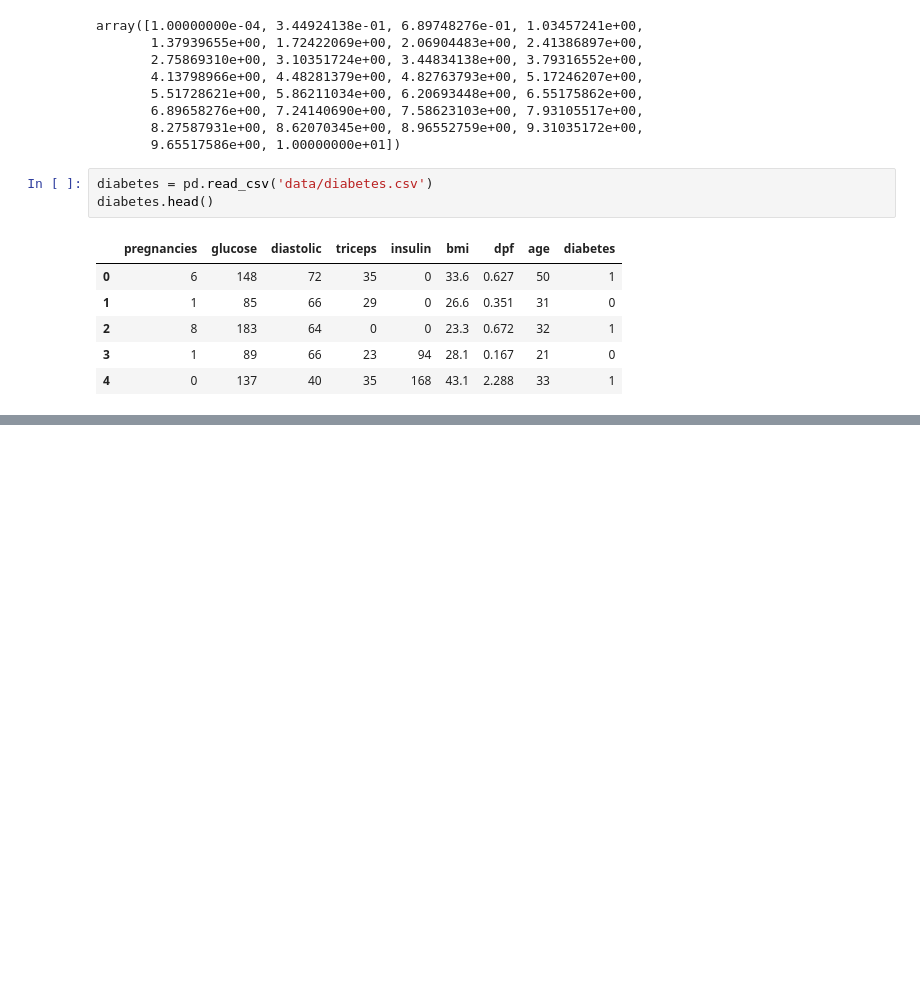
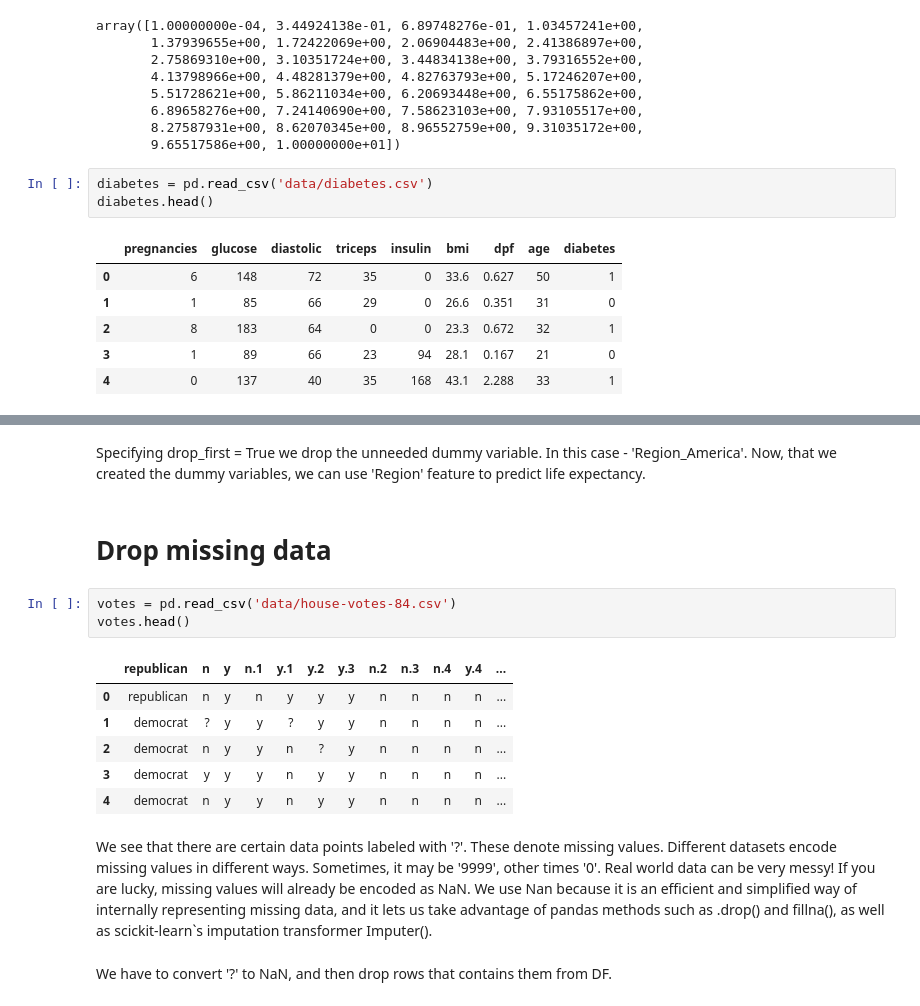
Before and after one commit to AlekseiShar/scikit_learn, a Jupyter notebook: classification_2024_07_19.ipynb, the cells around one changed output, grey strips where cells are left out. Drawn from its saved outputs; the diff is of its cells as text; blank space fills up the shorter version.

```diff
--- a/classification_2024_07_19.ipynb
+++ b/classification_2024_07_19.ipynb
@@ -606,0 +666,18 @@ diabetes.head()
+# %% [markdown]
+Specifying drop_first = True we drop the unneeded dummy variable. In this case - 'Region_America'. Now, that we created the dummy variables, we can use 'Region' feature to predict life expectancy.
+# %% [markdown]
+# Drop missing data
+# %%
+votes = pd.read_csv('data/house-votes-84.csv')
+votes.head()
+# %% [output]
+|  | republican | n | y | n.1 | y.1 | y.2 | y.3 | n.2 | n.3 | n.4 | y.4 | ... |
+| 0 | republican | n | y | n | y | y | y | n | n | n | n | ... |
+| 1 | democrat | ? | y | y | ? | y | y | n | n | n | n | ... |
+| 2 | democrat | n | y | y | n | ? | y | n | n | n | n | ... |
+| 3 | democrat | y | y | y | n | y | y | n | n | n | n | ... |
+| 4 | democrat | n | y | y | n | y | y | n | n | n | n | ... |
+# %% [markdown]
+We see that there are certain data points labeled with '?'. These denote missing values. Different datasets encode missing values in different ways. Sometimes, it may be '9999', other times '0'. Real world data can be very messy! If you are lucky, missing values will already be encoded as NaN. We use Nan because it is an efficient and simplified way of internally representing missing data, and it lets us take advantage of pandas methods such as .drop() and fillna(), as well as scickit-learn`s imputation transformer Imputer().
+# %% [markdown]
+We have to convert '?' to NaN, and then drop rows that contains them from DF.
```
Also changed, not shown: parts of 23 cells of this notebook, 1 other file.
